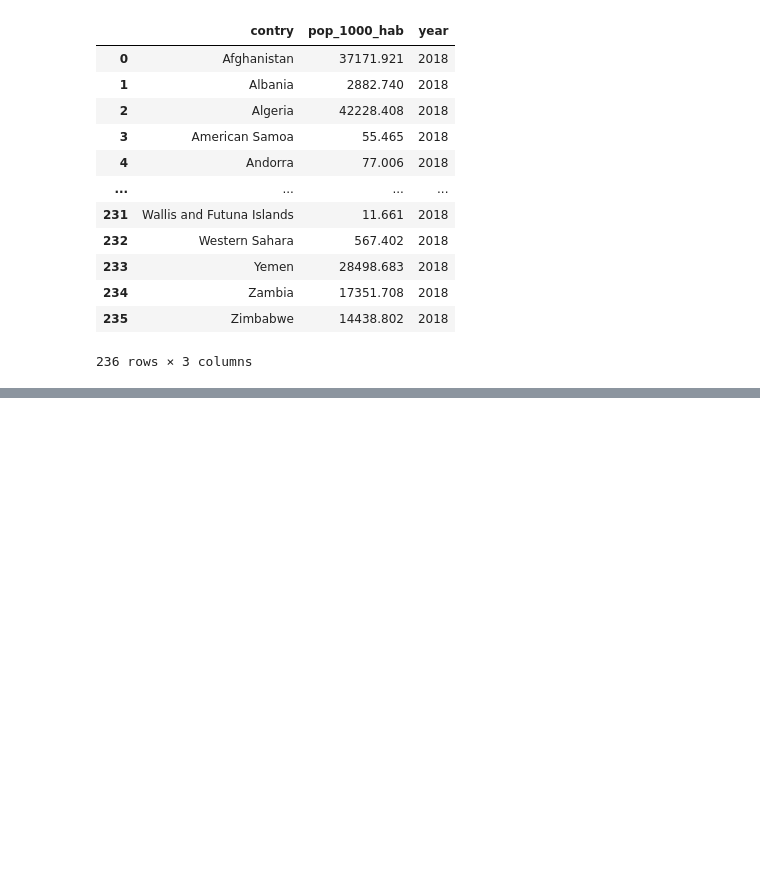
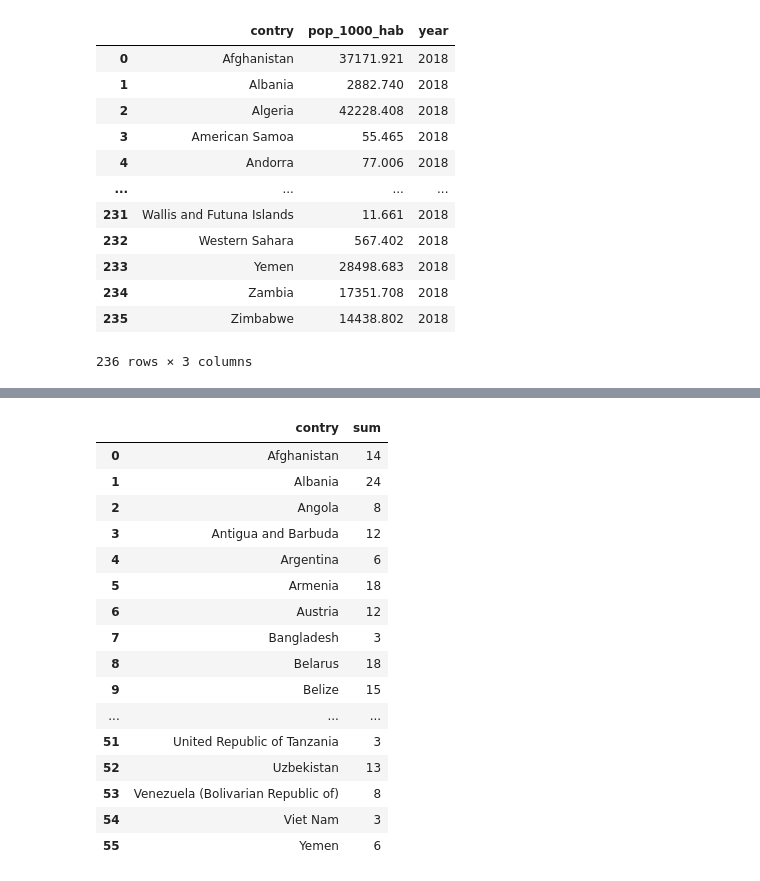
Before and after one commit to StevenDelval/PremierPasPandas, a Jupyter notebook: PremierPasPandas.ipynb, the cells around one changed output, grey strips where cells are left out. Cells and saved outputs as stored; diff of their text form; code cells hidden in the pictures; blank space fills up the shorter version.

```diff
--- a/PremierPasPandas.ipynb
+++ b/PremierPasPandas.ipynb
@@ -454,0 +533,29 @@ Name: contry, dtype: object
+# %%
+liste_columns =["contry","fat_supply_quantity_(g/capita/day)","food_supply_(kcal/capita/day)","protein_supply_quantity_(g/capita/day)"]
+df_missing=df_merge[liste_columns ].drop("contry",axis=1).isna().groupby(df.contry, sort=True).sum().reset_index()
+
+mask_1 = df_missing["fat_supply_quantity_(g/capita/day)"] > 0
+mask_2 = df_missing["food_supply_(kcal/capita/day)"] > 0
+mask_3 = df_missing["protein_supply_quantity_(g/capita/day)"] > 0
+df_missing = df_missing[mask_1& mask_2& mask_3]
+df_missing= df_missing.reset_index(drop=True)
+df_missing["sum"] =df_missing["fat_supply_quantity_(g/capita/day)"] + df_missing["food_supply_(kcal/capita/day)"] + df_missing["protein_supply_quantity_(g/capita/day)"]
+df_missing[["contry","sum"]]
+# %% [output]
+|  | contry | sum |
+| 0 | Afghanistan | 14 |
+| 1 | Albania | 24 |
+| 2 | Angola | 8 |
+| 3 | Antigua and Barbuda | 12 |
+| 4 | Argentina | 6 |
+| 5 | Armenia | 18 |
+| 6 | Austria | 12 |
+| 7 | Bangladesh | 3 |
+| 8 | Belarus | 18 |
+| 9 | Belize | 15 |
+| ... | ... | ... |
+| 51 | United Republic of Tanzania | 3 |
+| 52 | Uzbekistan | 13 |
+| 53 | Venezuela (Bolivarian Republic of) | 8 |
+| 54 | Viet Nam | 3 |
+| 55 | Yemen | 6 |
```
Also changed, not shown: parts of 7 cells of this notebook.
